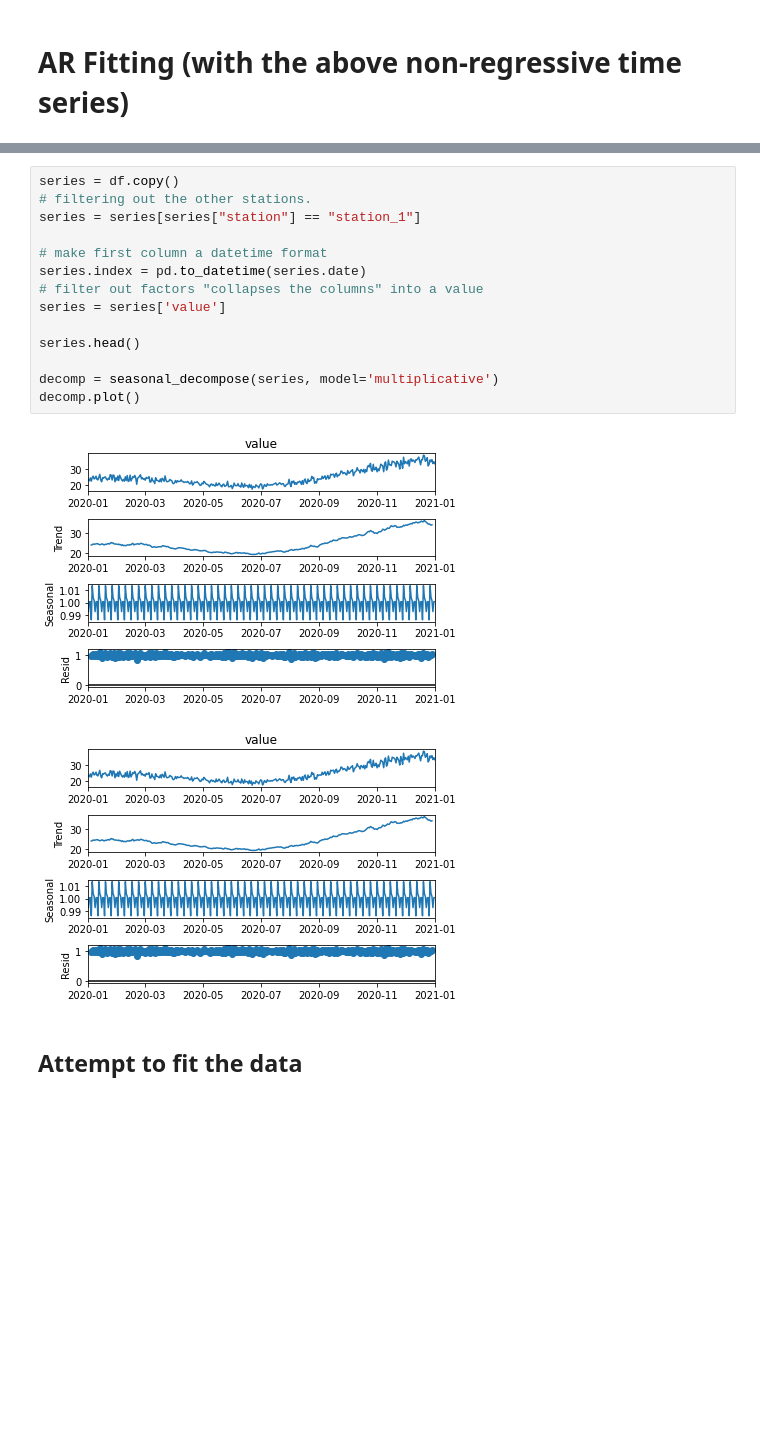
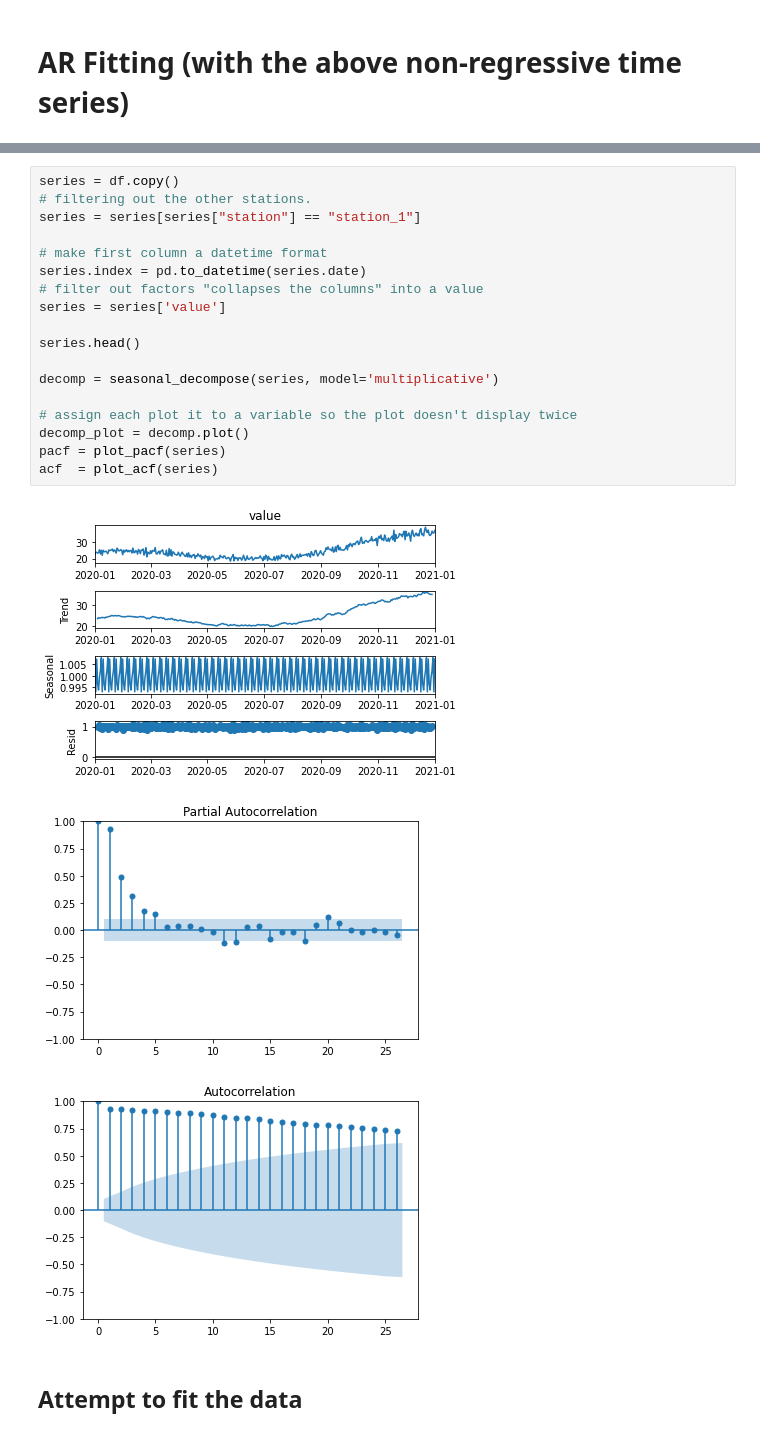
Before and after one commit to ThachAndrew/SyntheticTimeSeries, a Jupyter notebook: Synthetic Generator.ipynb, the cells around one changed output, grey strips where cells are left out. Saved outputs shown, nothing was run; the diff lists cells and outputs as text; blank space fills up the shorter version.

Commit message:
added acf and pacf plots

```diff
--- a/Synthetic Generator.ipynb
+++ b/Synthetic Generator.ipynb
@@ -104,20 +109,25 @@ from pmdarima import auto_arima
 # %%
 series = df.copy()
 # filtering out the other stations.
 series = series[series["station"] == "station_1"]
 
 # make first column a datetime format
 series.index = pd.to_datetime(series.date)
 # filter out factors "collapses the columns" into a value
 series = series['value']
 
 series.head()
 
 decomp = seasonal_decompose(series, model='multiplicative')
-decomp.plot()
+
+# assign each plot it to a variable so the plot doesn't display twice
+decomp_plot = decomp.plot()
+pacf = plot_pacf(series)
+acf  = plot_acf(series)
 # %% [output]
-[figure, old version]
+[figure, new version]
-[figure, old version]
+[figure, new version]
+[figure, added]
 # %% [markdown]
 ## Attempt to fit the data
 # %%
```
Also changed, not shown: parts of 10 cells of this notebook.
